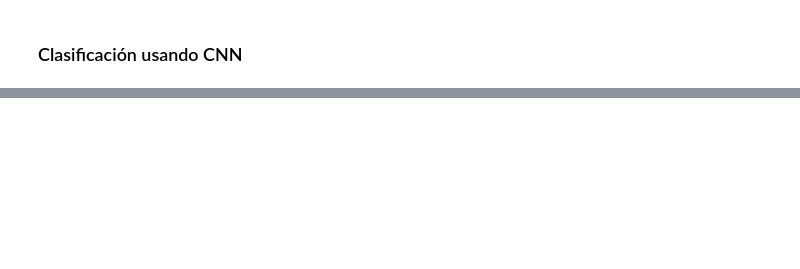
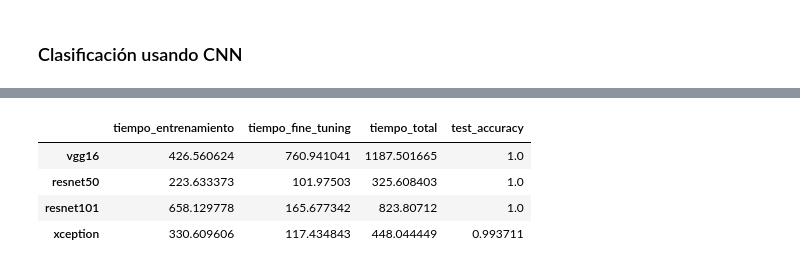
Before and after one commit to Juane99/VC_TEORIA_DATCOM, a Jupyter notebook: classification.ipynb, the cells around one changed output, grey strips where cells are left out. Cells and saved outputs as stored; diff of their text form; code cells hidden in the pictures; blank space fills up the shorter version.

```diff
--- a/classification.ipynb
+++ b/classification.ipynb
@@ -482,0 +550,8 @@ first_training_time, second_training_time, test_accuracy, modelo_resnet = train_
+# %%
+resultados
+# %% [output]
+|  | tiempo_entrenamiento | tiempo_fine_tuning | tiempo_total | test_accuracy |
+| vgg16 | 426.560624 | 760.941041 | 1187.501665 | 1.0 |
+| resnet50 | 223.633373 | 101.97503 | 325.608403 | 1.0 |
+| resnet101 | 658.129778 | 165.677342 | 823.80712 | 1.0 |
+| xception | 330.609606 | 117.434843 | 448.044449 | 0.993711 |
```
Also changed, not shown: parts of 13 cells of this notebook.
